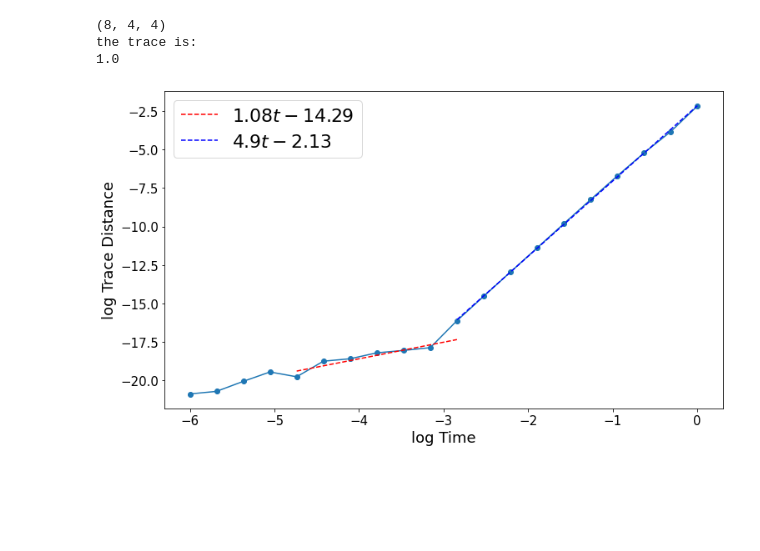
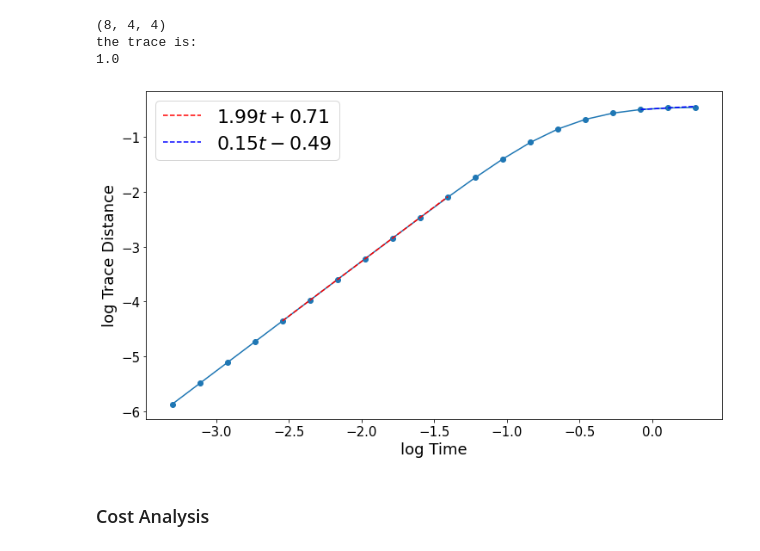
Before and after one commit to mattp97/Trotter-Qdrift-Simulation, a Jupyter notebook: QMC.ipynb, the cells around one changed output. Saved outputs shown, nothing was run; the diff lists cells and outputs as text; code cells hidden in the pictures; blank space fills up the shorter version.

```diff
--- a/QMC.ipynb
+++ b/QMC.ipynb
@@ -92,12 +142,12 @@ def graph_hamiltonian(x_dim, y_dim, rng_seed):
 poli = normalize_hamiltonian(pauli_hamiltonian)
 print(poli.shape)
 
-sim = CompositeSim(poli, nb=1, inner_order=4, state_rand=False, exact_qd=True, use_density_matrices=True, imag_time=True)
-partition_sim(sim, "trotter")
+sim = CompositeSim(poli, nb=1, inner_order=1, state_rand=False, exact_qd=True, use_density_matrices=True, imag_time=True)
+partition_sim(sim, "qdrift")
 
 
-tstart = 0.000001
-tfinal = 1
+tstart = 0.0005
+tfinal = 2
 tsteps = 20
 times = np.geomspace(tstart, tfinal, tsteps)
 
@@ -106,7 +156,7 @@ epsilon_data=[]
 for t in times:
     #density matrices
     epsilon_data.append(sim_trace_distance(sim, time=t, iterations=1, nb=1))
-    #epsilon_data.append(infidelity(sim.simulate(t, 1), exact_imaginary_channel(poli, t, sim.initial_state)))
+    #epsilon_data.append(infidelity(sim.simulate(t, iterations=15), exact_imaginary_channel(poli, t, sim.initial_state)))
 
     #imaginary time class
     #epsilon_data.append(i_sim.trace_dist(t, samples=1))
@@ -135,32 +185,34 @@ start_fit_points= 4 #declare the starting point to fit in the data
 end_fit_points = 10
 
 p = np.polyfit(log_times[start_fit_points: end_fit_points], data[start_fit_points: end_fit_points], 1)
 f = np.poly1d(p)
 
 t_new = np.linspace(log_times[start_fit_points], log_times[end_fit_points], 50)
 y_new = f(t_new)
 
 data = symbols("t")
 poly = sum(S("{:6.2f}".format(v))*data**i for i, v in enumerate(p[::-1]))
 eq_latex = printing.latex(poly)
 plt.plot(t_new, y_new, 'r--', label="${}$".format(eq_latex))
 plt.legend(fontsize= 22)
 
 data = np.log10(epsilon_data)
-start_fit_points1= 10 #declare the starting point to fit in the data
+start_fit_points1= -3 #declare the starting point to fit in the data
 end_fit_points1 = -1
 p1 = np.polyfit(log_times[start_fit_points1: end_fit_points1], data[start_fit_points1: end_fit_points1], 1)
 f1 = np.poly1d(p1)
 
 t_new1 = np.linspace(log_times[start_fit_points1], log_times[end_fit_points1], 50)
 y_new1 = f1(t_new1)
 
 data = symbols("t")
 poly1 = sum(S("{:6.2f}".format(v))*data**i for i, v in enumerate(p1[::-1]))
 eq_latex1 = printing.latex(poly1)
 
 plt.plot(t_new1, y_new1, 'b--', label="${}$".format(eq_latex1))
 plt.legend(fontsize= 22)
 plt.show()
 # %% [output]
-[figure, old version]
+[figure, new version]
+# %% [markdown]
+### Cost Analysis
```
Also changed, not shown: parts of 10 cells of this notebook, 1 other file.
